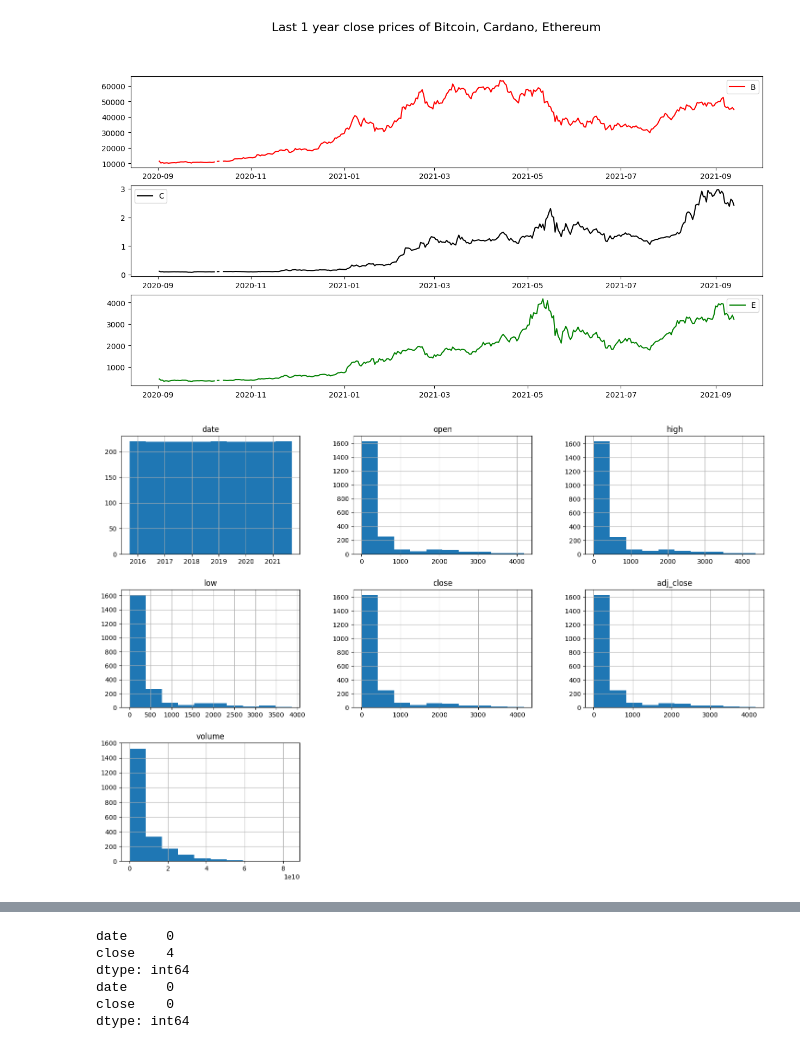
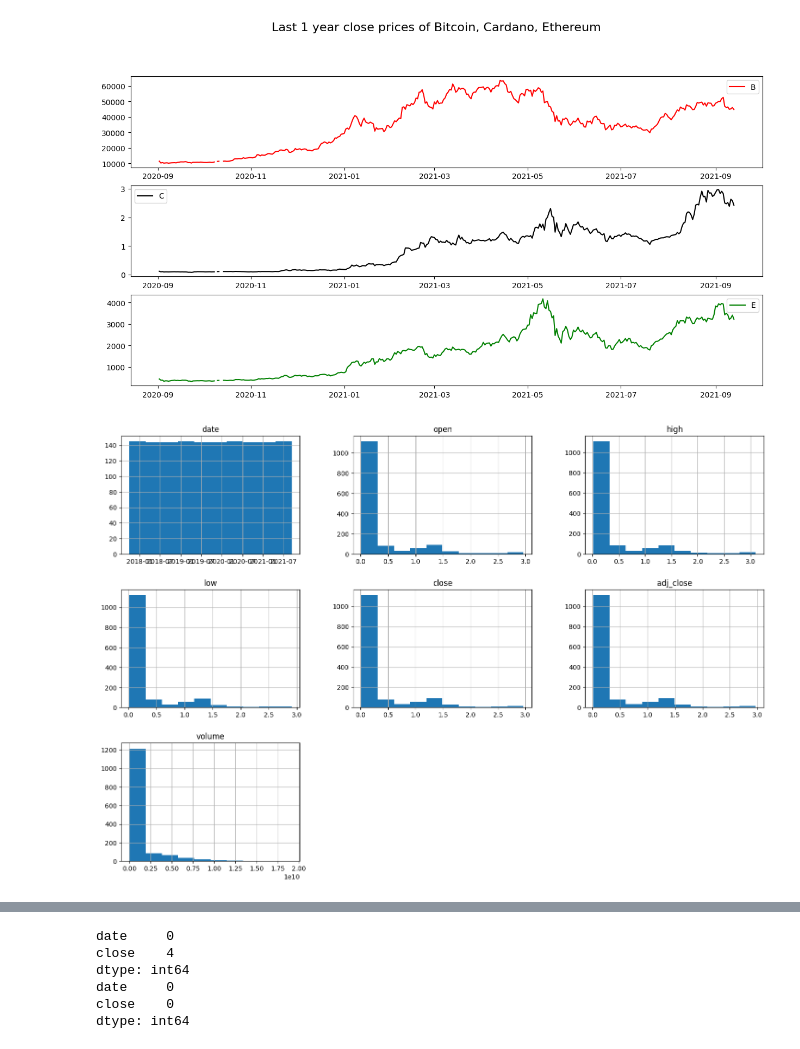
Before and after one commit to nguyenthuanit265/crypto-prediction, a Jupyter notebook: crypto-predict-XGBoot-ADA.ipynb, the cells around one changed output, grey strips where cells are left out. Saved outputs shown, nothing was run; the diff lists cells and outputs as text; code cells hidden in the pictures.

```diff
--- a/crypto-predict-XGBoot-ADA.ipynb
+++ b/crypto-predict-XGBoot-ADA.ipynb
@@ -124,11 +124,11 @@ plt.legend("E")
 [figure]
 # %%
 #histogram for all the coloumns of bitcoin dataset
-cardano_numeric = ethereumdf.select_dtypes(exclude = ["bool"])
+cardano_numeric = cardanodf.select_dtypes(exclude = ["bool"])
 cardano_numeric.hist(figsize=(18,12))
 plt.show()
 # %% [output]
-[figure, old version]
+[figure, new version]
 # %%
 closedf = cardanodf[['date','close']]
 print("Shape of close dataframe:", closedf.shape)
```
Also changed, not shown: parts of 4 cells of this notebook, 2 other files.
